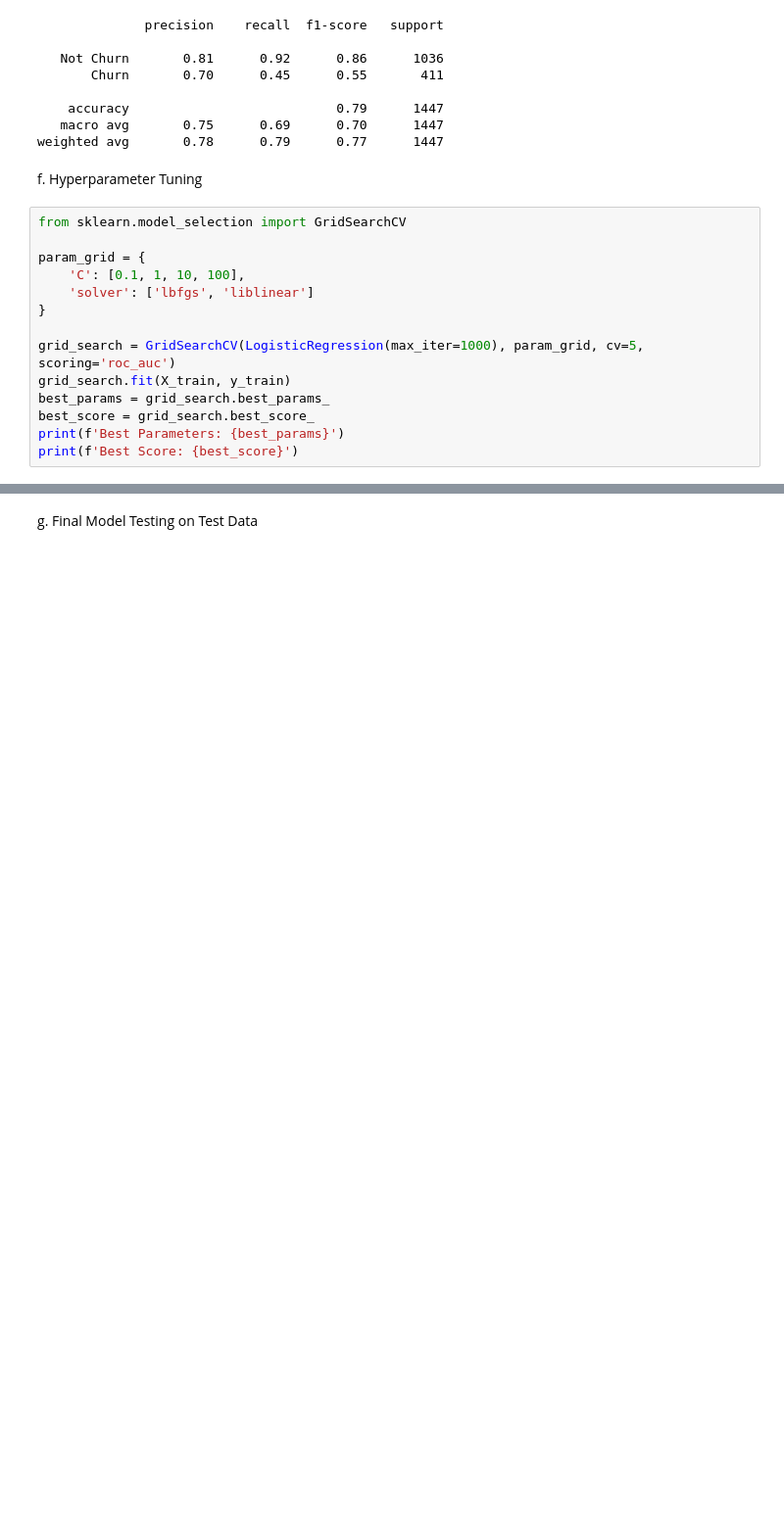
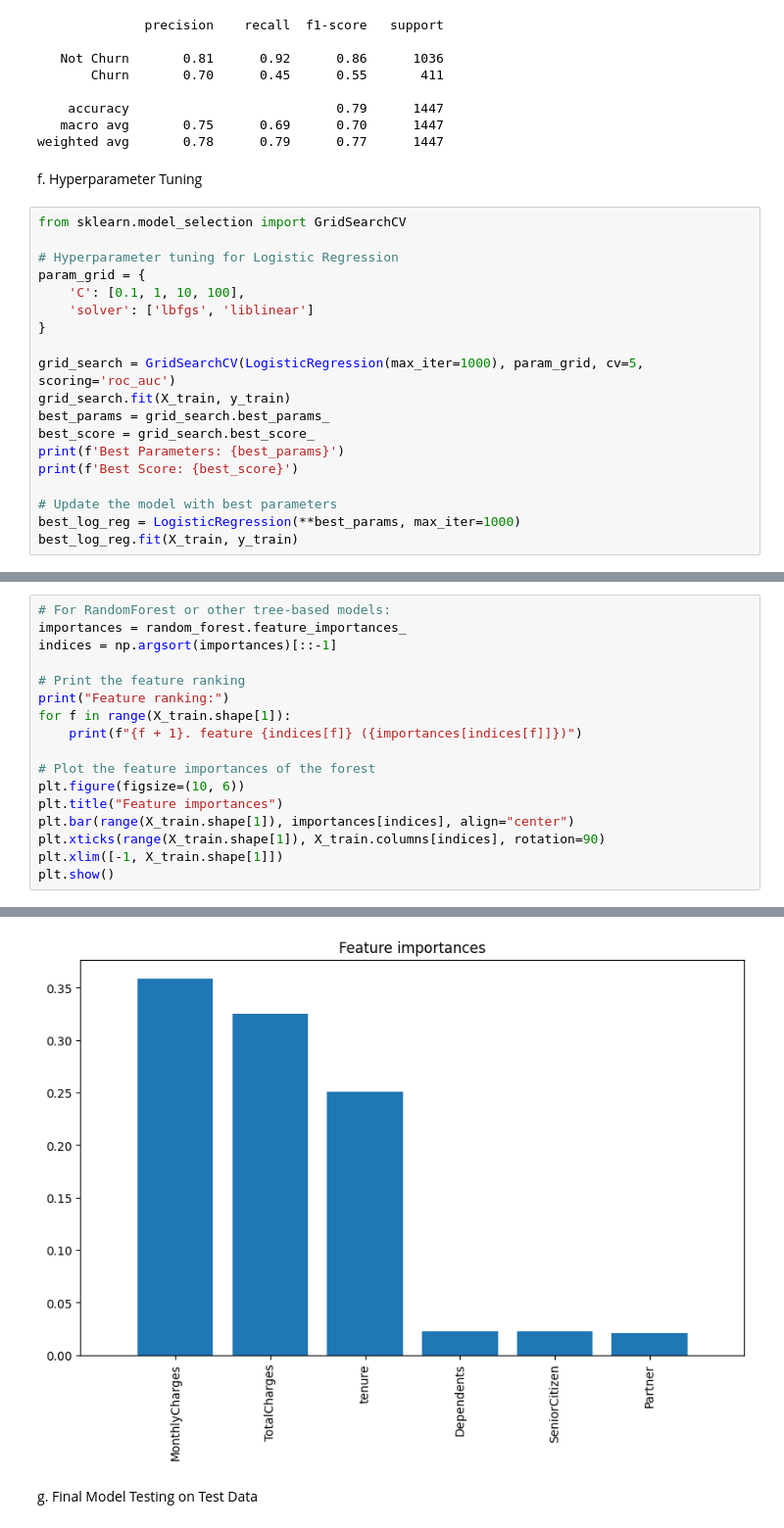
Before and after one commit to MillicentAgyir/LP2-Classification-Project, a Jupyter notebook: Notebooks/main.ipynb, the cells around one changed output, grey strips where cells are left out. Shown at 98% size. Drawn from its saved outputs; the diff is of its cells as text; blank space fills up the shorter version.

```diff
--- a/Notebooks/main.ipynb
+++ b/Notebooks/main.ipynb
@@ -763,6 +786,7 @@ f. Hyperparameter Tuning
 # %%
 from sklearn.model_selection import GridSearchCV
 
+# Hyperparameter tuning for Logistic Regression
 param_grid = {
     'C': [0.1, 1, 10, 100],
     'solver': ['lbfgs', 'liblinear']
@@ -774,6 +798,10 @@ best_params = grid_search.best_params_
 best_score = grid_search.best_score_
 print(f'Best Parameters: {best_params}')
 print(f'Best Score: {best_score}')
+
+# Update the model with best parameters
+best_log_reg = LogisticRegression(**best_params, max_iter=1000)
+best_log_reg.fit(X_train, y_train)
 # %% [output]
 Best Parameters: {'C': 10, 'solver': 'liblinear'}
 Best Score: 0.8171361448920631
@@ -779,0 +811,18 @@ Best Score: 0.8171361448920631
+# %%
+# For RandomForest or other tree-based models:
+importances = random_forest.feature_importances_
+indices = np.argsort(importances)[::-1]
+
+# Print the feature ranking
+print("Feature ranking:")
+for f in range(X_train.shape[1]):
+    print(f"{f + 1}. feature {indices[f]} ({importances[indices[f]]})")
+
+# Plot the feature importances of the forest
+plt.figure(figsize=(10, 6))
+plt.title("Feature importances")
+plt.bar(range(X_train.shape[1]), importances[indices], align="center")
+plt.xticks(range(X_train.shape[1]), X_train.columns[indices], rotation=90)
+plt.xlim([-1, X_train.shape[1]])
+plt.show()
+# %% [output]
@@ -780,2 +836,3 @@ Best Score: 0.8171361448920631
+[figure, added]
 # %% [markdown]
 g. Final Model Testing on Test Data
```
Also changed, not shown: parts of 5 cells of this notebook.
